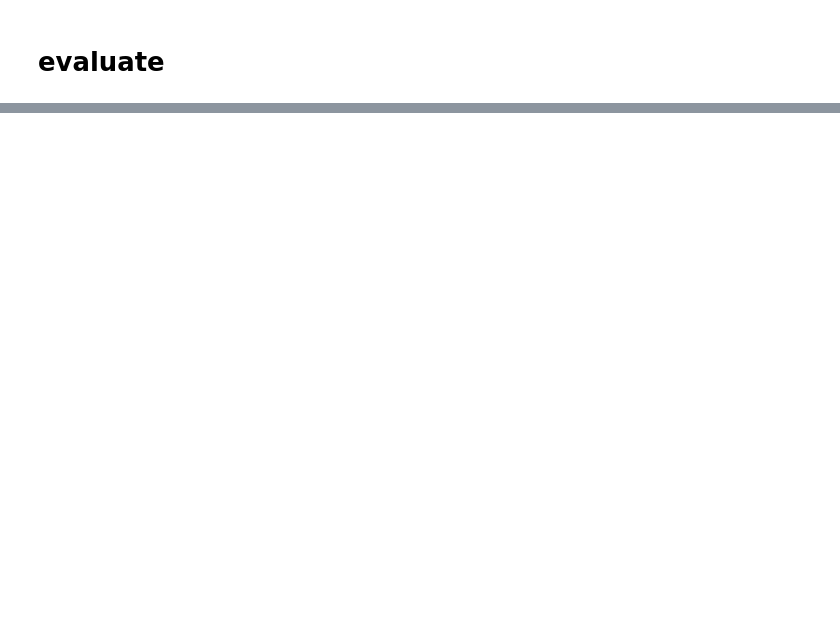
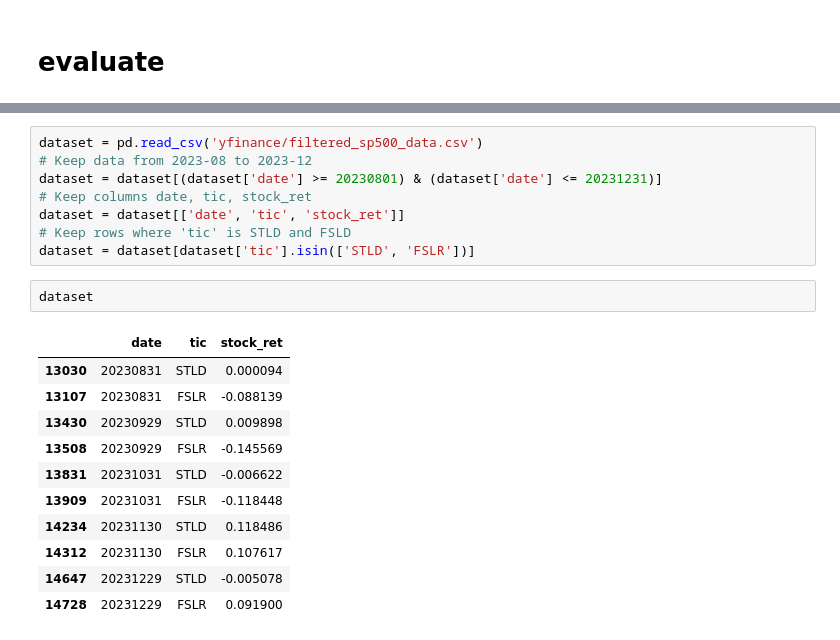
Before and after one commit to Alexis-Perron/ESSAI-BLM-LLM, a Jupyter notebook: portfolio_weight_plot.ipynb, the cells around one changed output, grey strips where cells are left out. Drawn from its saved outputs; the diff is of its cells as text; blank space fills up the shorter version.

```diff
--- a/portfolio_weight_plot.ipynb
+++ b/portfolio_weight_plot.ipynb
@@ -570,0 +643,22 @@ plt.show()
+# %%
+dataset = pd.read_csv('yfinance/filtered_sp500_data.csv')
+# Keep data from 2023-08 to 2023-12
+dataset = dataset[(dataset['date'] >= 20230801) & (dataset['date'] <= 20231231)]
+# Keep columns date, tic, stock_ret
+dataset = dataset[['date', 'tic', 'stock_ret']]
+# Keep rows where 'tic' is STLD and FSLD
+dataset = dataset[dataset['tic'].isin(['STLD', 'FSLR'])]
+# %%
+dataset
+# %% [output]
+|  | date | tic | stock_ret |
+| 13030 | 20230831 | STLD | 0.000094 |
+| 13107 | 20230831 | FSLR | -0.088139 |
+| 13430 | 20230929 | STLD | 0.009898 |
+| 13508 | 20230929 | FSLR | -0.145569 |
+| 13831 | 20231031 | STLD | -0.006622 |
+| 13909 | 20231031 | FSLR | -0.118448 |
+| 14234 | 20231130 | STLD | 0.118486 |
+| 14312 | 20231130 | FSLR | 0.107617 |
+| 14647 | 20231229 | STLD | -0.005078 |
+| 14728 | 20231229 | FSLR | 0.091900 |
```
Also changed, not shown: parts of 11 cells of this notebook, 1 other file.
